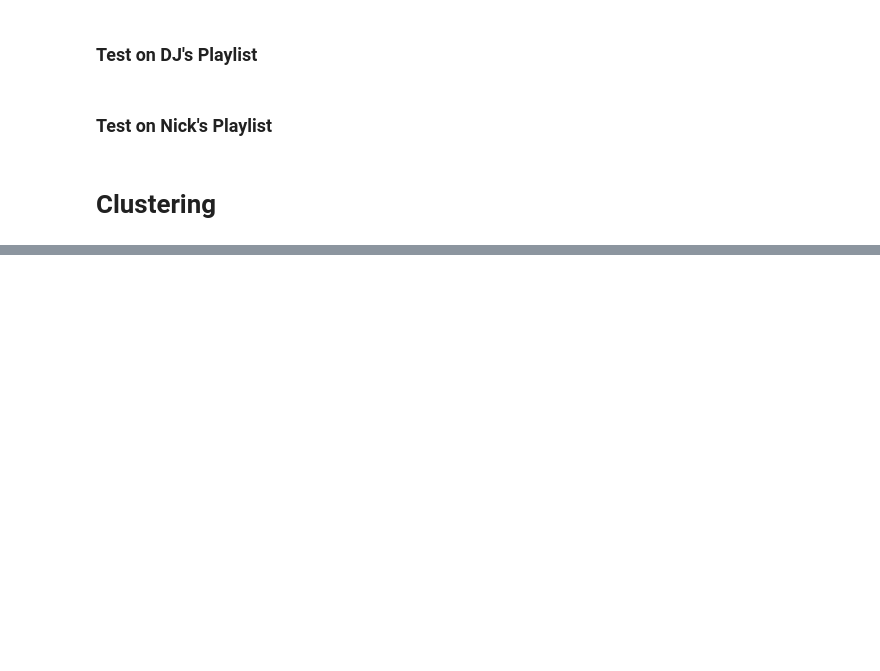
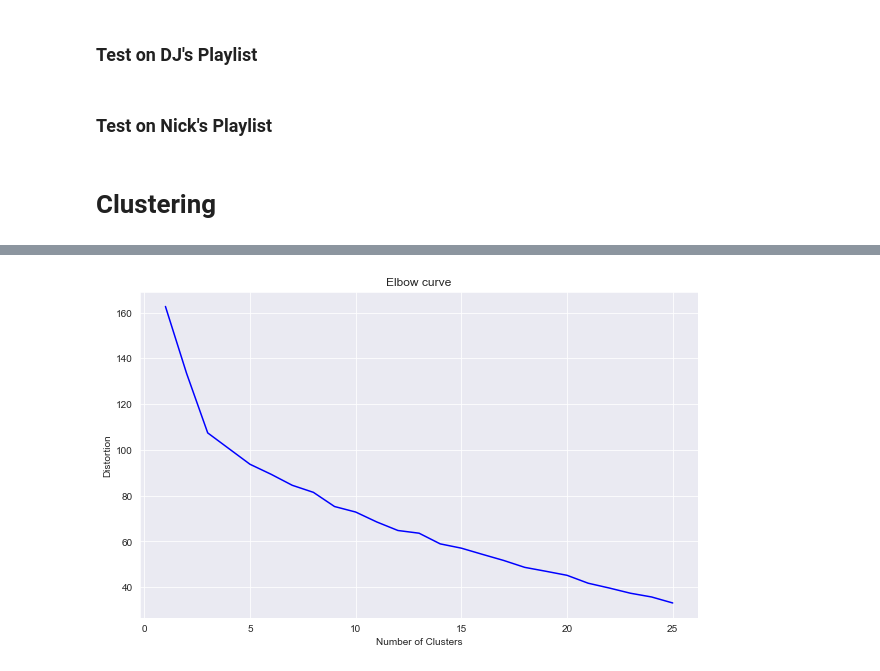
Before and after one commit to khyateed/music-recommender, a Jupyter notebook: modeling.ipynb, the cells around one changed output, grey strips where cells are left out. Drawn from its saved outputs; the diff is of its cells as text; code cells hidden in the pictures; blank space fills up the shorter version.

```diff
--- a/modeling.ipynb
+++ b/modeling.ipynb
@@ -263,0 +392,17 @@ def recommend(playlist, record_label):
+# %%
+# use distortion as metric to classify similarities betwen songs within df
+distortion = []
+for k in range(1, 26):
+    kmeans = KMeans(n_clusters = k)
+    kmeans.fit(label_array)
+    distortion.append(kmeans.inertia_) # inertia_: sum of squared distances of samples to their closest cluster center
+# %%
+# try elbow plot to find best k for this cluster
+fig = plt.figure(figsize=(10, 6))
+plt.plot(range(1, 26), distortion, c = 'b')
+plt.xlabel('Number of Clusters')
+plt.ylabel('Distortion')
+plt.title('Elbow curve')
+plt.show()
+# %% [output]
+[figure, added]
```
Also changed, not shown: parts of 22 cells of this notebook.
